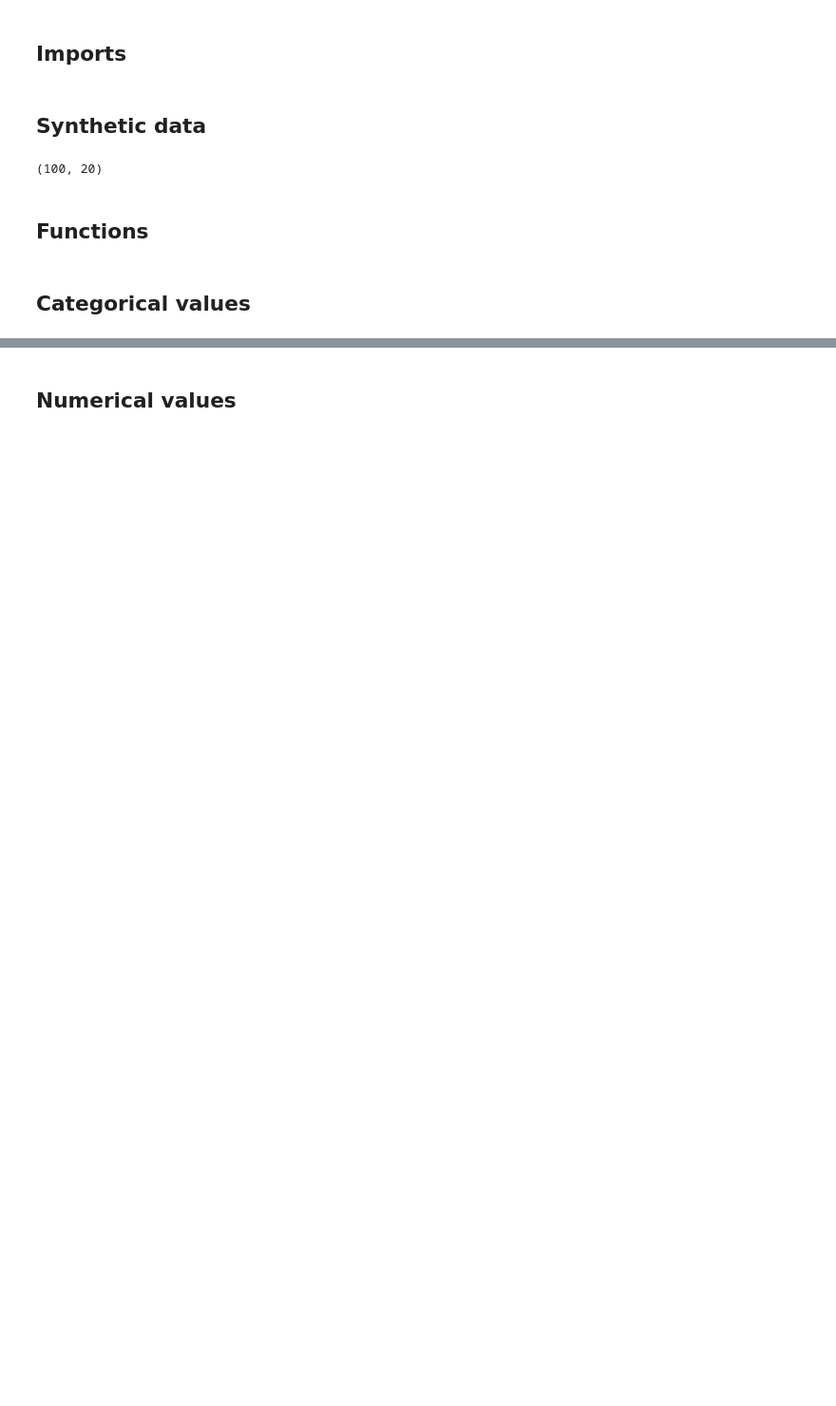
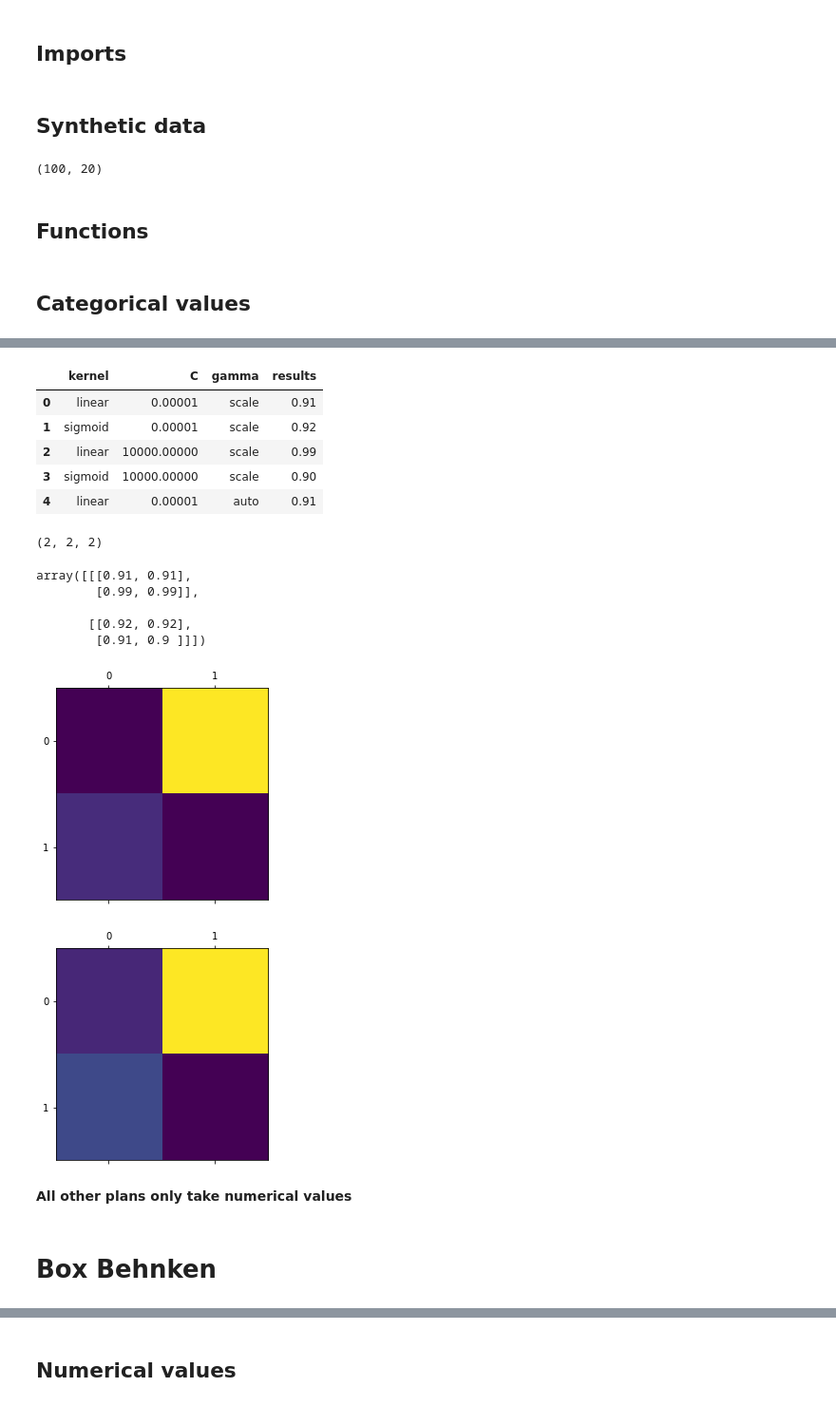
Before and after one commit to fd0r/design_of_experiment, a Jupyter notebook: python_notebook.ipynb, the cells around one changed output, grey strips where cells are left out. Shown: that part at 95% size. Cells and saved outputs as stored; diff of their text form; code cells hidden in the pictures; blank space fills up the shorter version.

```diff
--- a/python_notebook.ipynb
+++ b/python_notebook.ipynb
@@ -120,0 +126,47 @@ array([[[0.79, 0.79],
+# %%
+plan = build.frac_fact_res(
+    parameters, 2
+)
+
+for key in {"gamma", "kernel"}:
+    plan[key] = plan[key].apply(lambda elt: parameters[key][int(elt)])
+
+results = eval_plan(SVC, plan, X, y)
+enc = OrdinalEncoder()
+enc.fit(results.loc[:, results.columns != 'results'])
+indices = enc.transform(results.loc[:, results.columns != 'results'])
+display(results.head())
+shape = tuple([len(elt) for elt in enc.categories_])
+values = np.zeros(shape)
+display(values.shape)
+for idx, value in zip(indices, results['results']):
+    idx = tuple(map(int, idx))
+    values[idx] = value
+display(values)
+
+
+plt.matshow(values[:,:,0])
+plt.show()
+plt.close()
+plt.matshow(values[:,:,1])
+plt.show()
+plt.close()
+# %% [output]
+|  | kernel | C | gamma | results |
+| 0 | linear | 0.00001 | scale | 0.91 |
+| 1 | sigmoid | 0.00001 | scale | 0.92 |
+| 2 | linear | 10000.00000 | scale | 0.99 |
+| 3 | sigmoid | 10000.00000 | scale | 0.90 |
+| 4 | linear | 0.00001 | auto | 0.91 |
+(2, 2, 2)
+array([[[0.91, 0.91],
+        [0.99, 0.99]],
+
+       [[0.92, 0.92],
+        [0.91, 0.9 ]]])
+[figure, added]
+[figure, added]
+# %% [markdown]
+__All other plans only take numerical values__
+# %% [markdown]
+# Box Behnken
```
Also changed, not shown: parts of 41 cells of this notebook, 1 other file.
